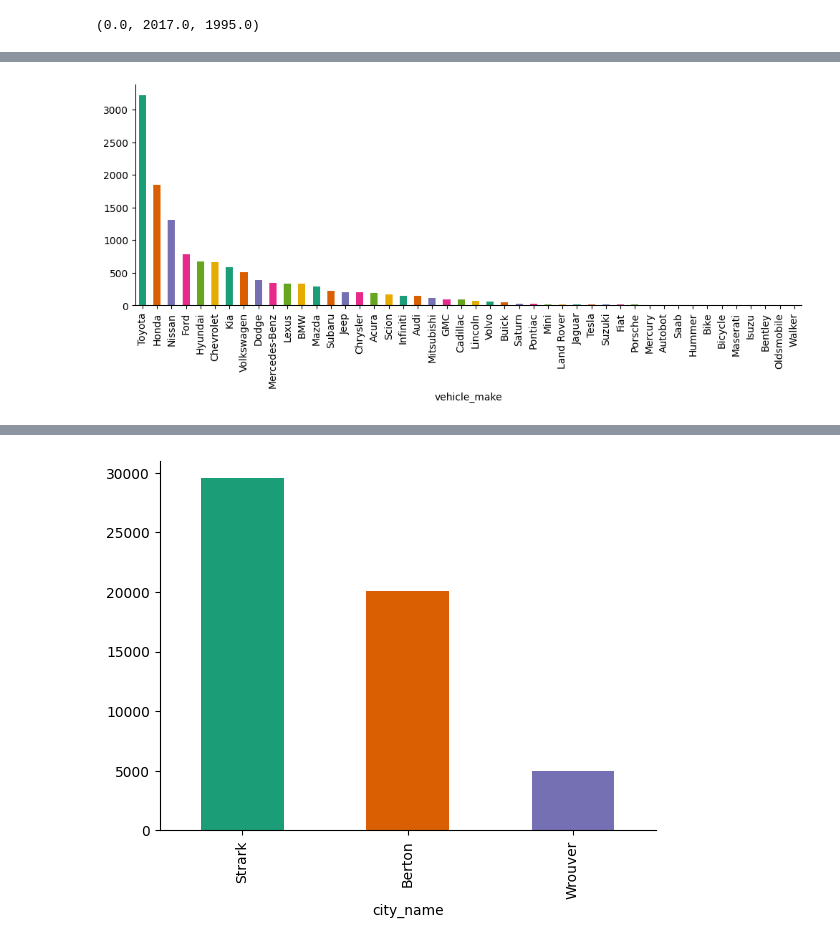
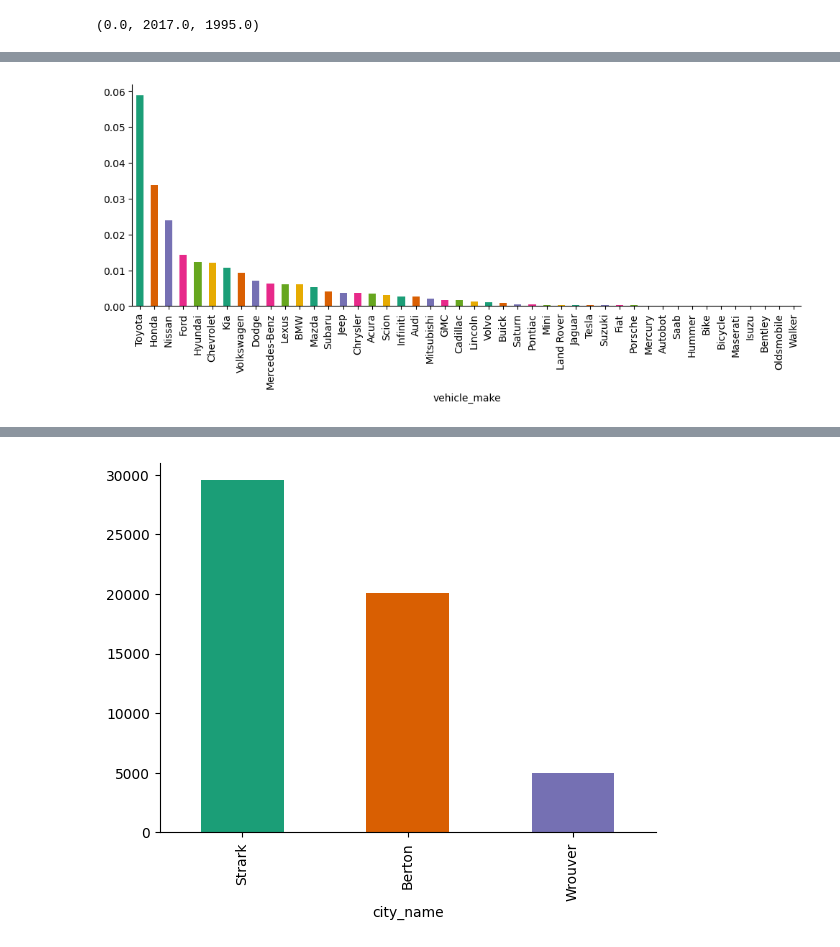
Before and after one commit to kcmeehan/InterviewQuery, a Jupyter notebook: uber_3/uber_3/takehomefile.ipynb, the cells around one changed output, grey strips where cells are left out. Cells and saved outputs as stored; diff of their text form; code cells hidden in the pictures.

```diff
--- a/uber_3/uber_3/takehomefile.ipynb
+++ b/uber_3/uber_3/takehomefile.ipynb
@@ -373,6 +446,7 @@ df.vehicle_year.min(), df.vehicle_year.max(), df[df.vehicle_year > 0].vehicle_ye
 # %%
 plt.figure(figsize=(12, 4))
-df.groupby('vehicle_make').size().sort_values(ascending=False).plot(kind='bar', color=sns.palettes.mpl_palette('Dark2'))
+normalized_counts = df.groupby('vehicle_make').size().sort_values(ascending=False)/len(df.vehicle_make)
+normalized_counts.plot(kind='bar', color=sns.palettes.mpl_palette('Dark2'))
 plt.gca().spines[['top', 'right',]].set_visible(False)
 # %% [output]
-[figure, old version]
+[figure, new version]
```
Also changed, not shown: parts of 19 cells of this notebook.
